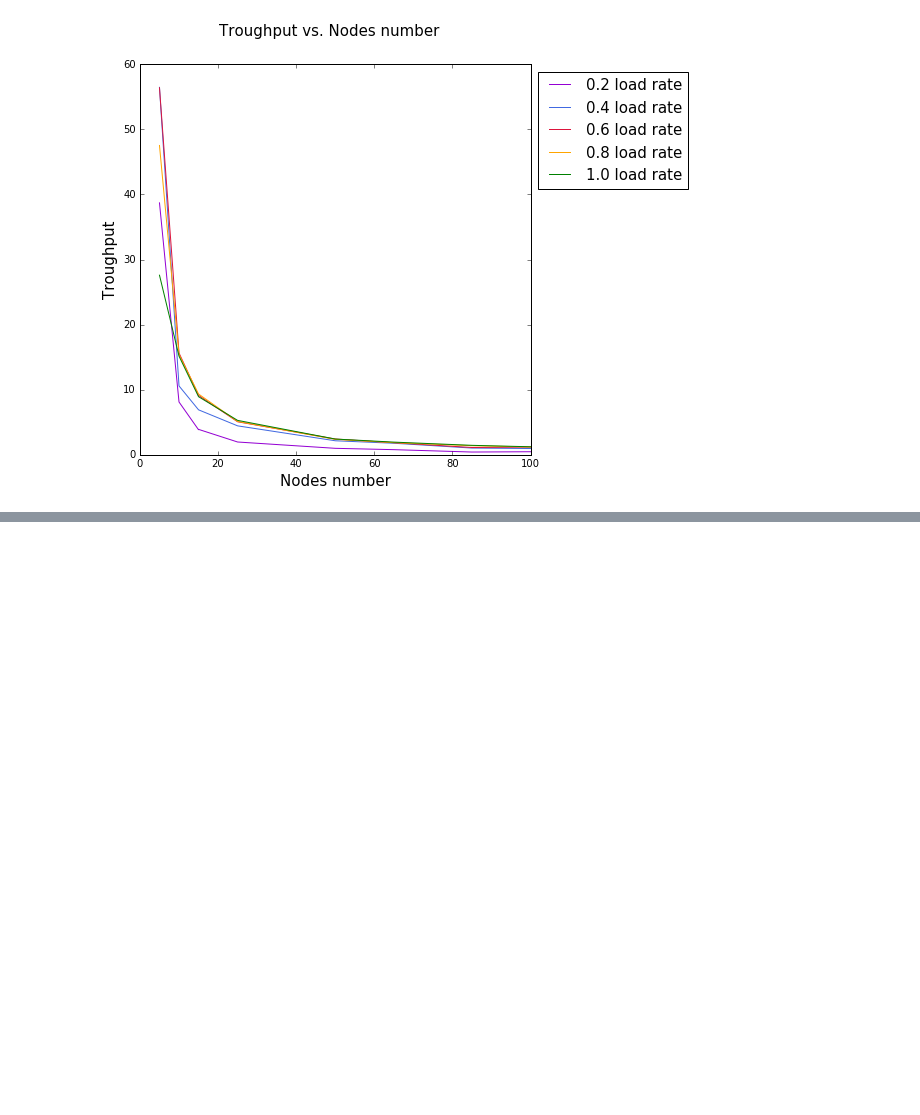
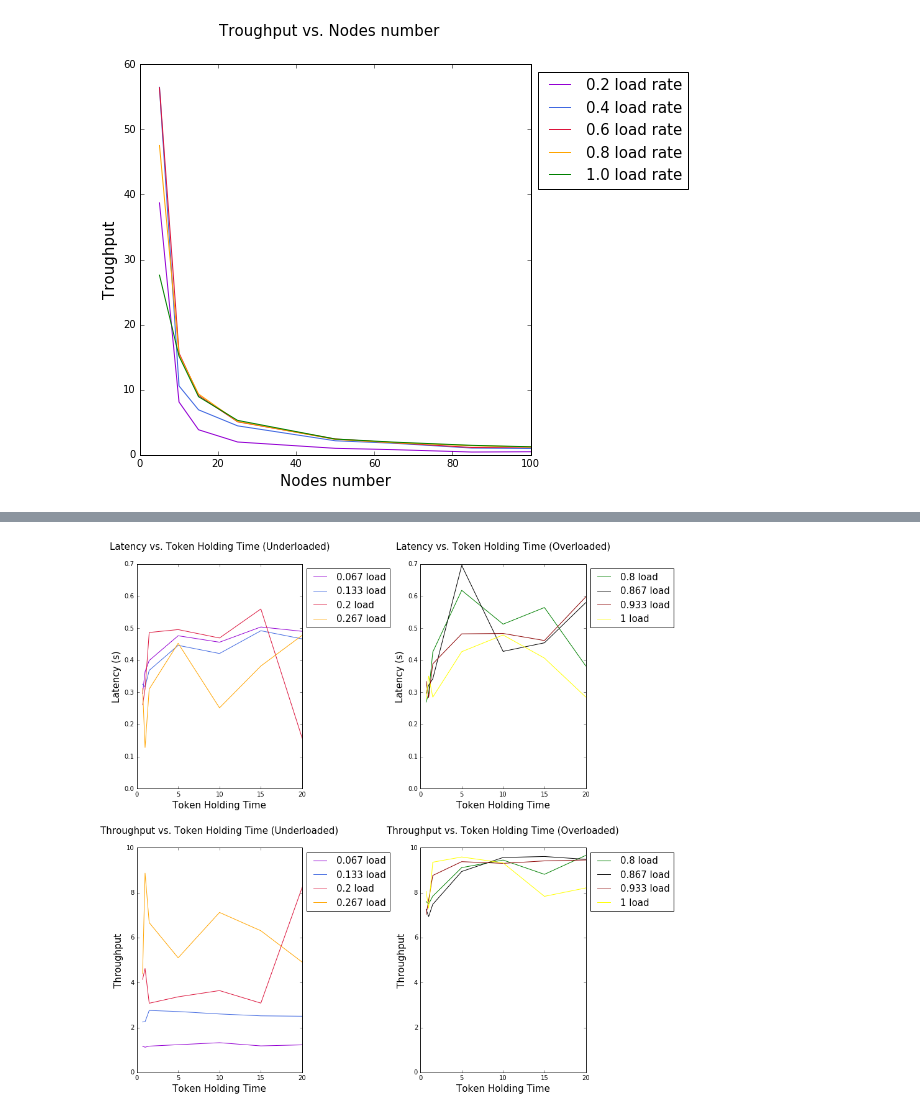
Before and after one commit to syberiansahara/TokenRing, a Jupyter notebook: Python/TokenRIngGraphs.ipynb, the cells around one changed output, grey strips where cells are left out. Cells and saved outputs as stored; diff of their text form; code cells hidden in the pictures; blank space fills up the shorter version.

Commit message:
THT Calculations and first graphs

```diff
--- a/Python/TokenRIngGraphs.ipynb
+++ b/Python/TokenRIngGraphs.ipynb
@@ -10,7 +10,7 @@ from mpl_toolkits.mplot3d import Axes3D
 import copy
 from sklearn import linear_model
 # %%
-logsfolder = r'..\logs'
+logsfolder = r'..\Calculations\Basic'
 imagesfolder = r'..\Plots'
 nns = [5, 10, 15, 25, 50, 65, 85, 100]
 nncolors=['darkviolet', 'royalblue', 'crimson', 'orange', 'green', 'black', 'darkred', 'yellow']
@@ -95,0 +114,66 @@ plt.savefig(r'%s\Troughput vs. Nodes number.png' %(imagesfolder), dpi=200, bbox_
+# %%
+thtfulldata = pd.DataFrame(columns=thesenames)
+
+for lr in lrsunder+lrsover:
+    lrdata = pd.read_table(r'%s\15-%s-THT.txt' %(thtlogsfolder, lr), sep=' ', dtype=thistype, names=thesenames);
+    overloadedlrdata = lrdata[lrdata['load']=='overloaded']
+    thtfulldata = thtfulldata.append(overloadedlrdata)
+    lrdatas[lr] = overloadedlrdata
+# %%
+plt.figure(figsize=(15,15))
+
+ax = plt.subplot(2, 2, 1)
+ax.set(ylim=[0, 0.7])
+for lr, color in zip (lrsunder, lrundercolors):
+    thtmult = lrdatas[lr]['thtmult']
+    latency = lrdatas[lr]['tmean']
+    plt.plot(thtmult, latency, color = color, linewidth=1.0, label=r'%s load' %(lr))
+box = ax.get_position()
+ax.set_position([box.x0, box.y0, box.width * 0.7, box.height * 0.95])
+plt.legend(bbox_to_anchor=(1, 1), loc='upper left', ncol=1, fontsize=15)
+plt.title(r'Latency vs. Token Holding Time (Underloaded)', fontsize=15, position=(0.5,1.05))
+plt.xlabel(r'Token Holding Time', fontsize=15)
+plt.ylabel(r'Latency (s)', fontsize=15)
+
+ax = plt.subplot(2, 2, 2)
+ax.set(ylim=[0, 0.7])
+for lr, color in zip (lrsover, lrovercolors):
+    thtmult = lrdatas[lr]['thtmult']
+    latency = lrdatas[lr]['tmean']
+    plt.plot(thtmult, latency, color = color, linewidth=1.0, label=r'%s load' %(lr))
+box = ax.get_position()
+ax.set_position([box.x0, box.y0, box.width * 0.7, box.height * 0.95])
+plt.legend(bbox_to_anchor=(1, 1), loc='upper left', ncol=1, fontsize=15)
+plt.title(r'Latency vs. Token Holding Time (Overloaded)', fontsize=15, position=(0.5,1.05))
+plt.xlabel(r'Token Holding Time', fontsize=15)
+plt.ylabel(r'Latency (s)', fontsize=15)
+
+ax = plt.subplot(2, 2, 3)
+ax.set(ylim=[0, 10])
+for lr, color in zip (lrsunder, lrundercolors):
+    thtmult = lrdatas[lr]['thtmult']
+    latency = lrdatas[lr]['trpt']
+    plt.plot(thtmult, latency, color = color, linewidth=1.0, label=r'%s load' %(lr))
+box = ax.get_position()
+ax.set_position([box.x0, box.y0, box.width * 0.7, box.height * 0.95])
+plt.legend(bbox_to_anchor=(1, 1), loc='upper left', ncol=1, fontsize=15)
+plt.title(r'Throughput vs. Token Holding Time (Underloaded)', fontsize=15, position=(0.5,1.05))
+plt.xlabel(r'Token Holding Time', fontsize=15)
+plt.ylabel(r'Throughput', fontsize=15)
+
+ax = plt.subplot(2, 2, 4)
+ax.set(ylim=[0, 10])
+for lr, color in zip (lrsover, lrovercolors):
+    thtmult = lrdatas[lr]['thtmult']
+    latency = lrdatas[lr]['trpt']
+    plt.plot(thtmult, latency, color = color, linewidth=1.0, label=r'%s load' %(lr))
+box = ax.get_position()
+ax.set_position([box.x0, box.y0, box.width * 0.7, box.height * 0.95])
+plt.legend(bbox_to_anchor=(1, 1), loc='upper left', ncol=1, fontsize=15)
+plt.title(r'Throughput vs. Token Holding Time (Overloaded)', fontsize=15, position=(0.5,1.05))
+plt.xlabel(r'Token Holding Time', fontsize=15)
+plt.ylabel(r'Throughput', fontsize=15)
+
+plt.savefig(r'%s\Token Holding Time.png' %(imagesfolder), dpi=200, bbox_inches='tight', pad_inches=0.2)
+# %% [output]
+[figure, added]
```
Also changed, not shown: parts of 1 cell of this notebook, 41 other files.
